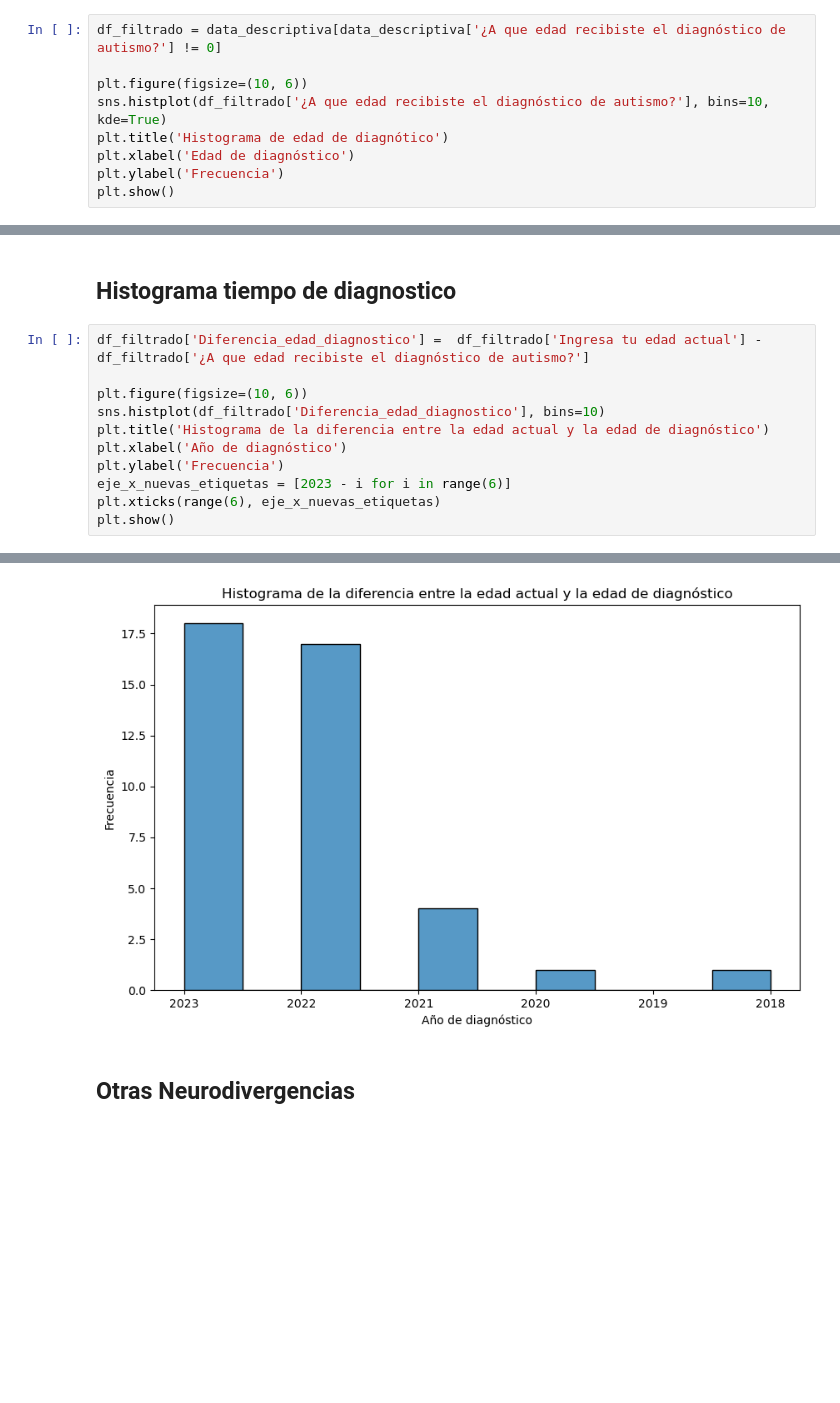
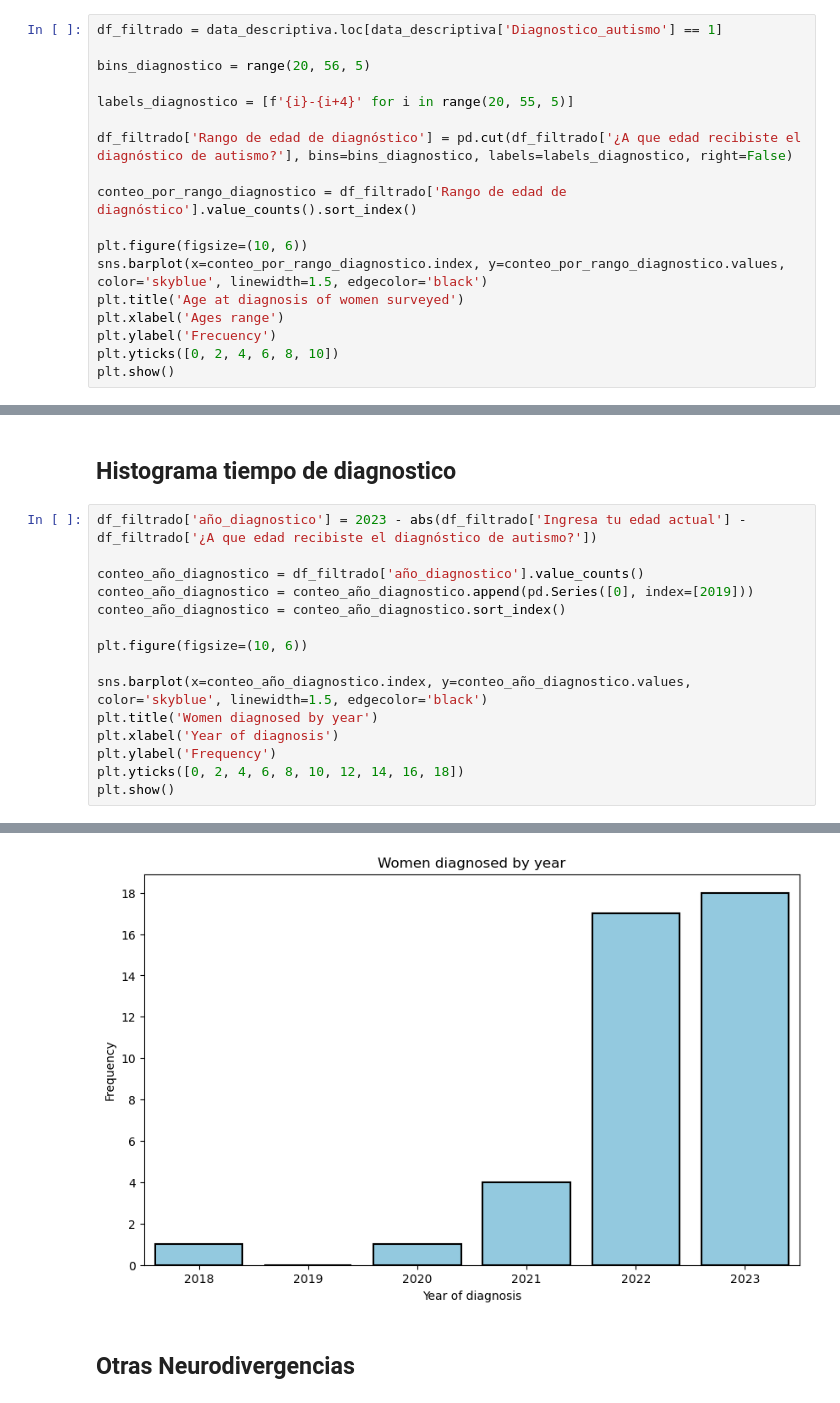
Before and after one commit to catalinavalle/Modelo-para-diagnostico-de-autismo-en-mujeres-adultas, a Jupyter notebook: codigos/analisis.ipynb, the cells around one changed output, grey strips where cells are left out. Drawn from its saved outputs; the diff is of its cells as text; blank space fills up the shorter version.

```diff
--- a/codigos/analisis.ipynb
+++ b/codigos/analisis.ipynb
@@ -45,12 +54,21 @@ plt.show()
 # %% [markdown]
 ## Histograma de edad de diagnóstico
 # %%
-df_filtrado = data_descriptiva[data_descriptiva['¿A que edad recibiste el diagnóstico de autismo?'] != 0]
+df_filtrado = data_descriptiva.loc[data_descriptiva['Diagnostico_autismo'] == 1]
+
+bins_diagnostico = range(20, 56, 5)
+
+labels_diagnostico = [f'{i}-{i+4}' for i in range(20, 55, 5)]
+
+df_filtrado['Rango de edad de diagnóstico'] = pd.cut(df_filtrado['¿A que edad recibiste el diagnóstico de autismo?'], bins=bins_diagnostico, labels=labels_diagnostico, right=False)
+
+conteo_por_rango_diagnostico = df_filtrado['Rango de edad de diagnóstico'].value_counts().sort_index()
 
 plt.figure(figsize=(10, 6))
-sns.histplot(df_filtrado['¿A que edad recibiste el diagnóstico de autismo?'], bins=10, kde=True)
-plt.title('Histograma de edad de diagnótico')
-plt.xlabel('Edad de diagnóstico')
-plt.ylabel('Frecuencia')
+sns.barplot(x=conteo_por_rango_diagnostico.index, y=conteo_por_rango_diagnostico.values, color='skyblue', linewidth=1.5, edgecolor='black')
+plt.title('Age at diagnosis of women surveyed')
+plt.xlabel('Ages range')
+plt.ylabel('Frecuency')
+plt.yticks([0, 2, 4, 6, 8, 10])
 plt.show()
 # %% [output]
@@ -58,15 +104,19 @@ plt.show()
 # %% [markdown]
 ## Histograma tiempo de diagnostico
 # %%
-df_filtrado['Diferencia_edad_diagnostico'] =  df_filtrado['Ingresa tu edad actual'] - df_filtrado['¿A que edad recibiste el diagnóstico de autismo?']
+df_filtrado['año_diagnostico'] = 2023 - abs(df_filtrado['Ingresa tu edad actual'] - df_filtrado['¿A que edad recibiste el diagnóstico de autismo?'])
+
+conteo_año_diagnostico = df_filtrado['año_diagnostico'].value_counts()
+conteo_año_diagnostico = conteo_año_diagnostico.append(pd.Series([0], index=[2019]))
+conteo_año_diagnostico = conteo_año_diagnostico.sort_index()
 
 plt.figure(figsize=(10, 6))
-sns.histplot(df_filtrado['Diferencia_edad_diagnostico'], bins=10)
-plt.title('Histograma de la diferencia entre la edad actual y la edad de diagnóstico')
-plt.xlabel('Año de diagnóstico')
-plt.ylabel('Frecuencia')
-eje_x_nuevas_etiquetas = [2023 - i for i in range(6)]
-plt.xticks(range(6), eje_x_nuevas_etiquetas)
+
+sns.barplot(x=conteo_año_diagnostico.index, y=conteo_año_diagnostico.values, color='skyblue', linewidth=1.5, edgecolor='black')
+plt.title('Women diagnosed by year')
+plt.xlabel('Year of diagnosis')
+plt.ylabel('Frequency')
+plt.yticks([0, 2, 4, 6, 8, 10, 12, 14, 16, 18])
 plt.show()
 # %% [output]
 A value is trying to be set on a copy of a slice from a DataFrame.
@@ -77,4 +127,4 @@ See the caveats in the documentation: https://pandas.pydata.org/pandas-docs/stab
-[figure, old version]
+[figure, new version]
 # %% [markdown]
 ## Otras Neurodivergencias
 # %%
```
Also changed, not shown: parts of 8 cells of this notebook, 1 other file.
